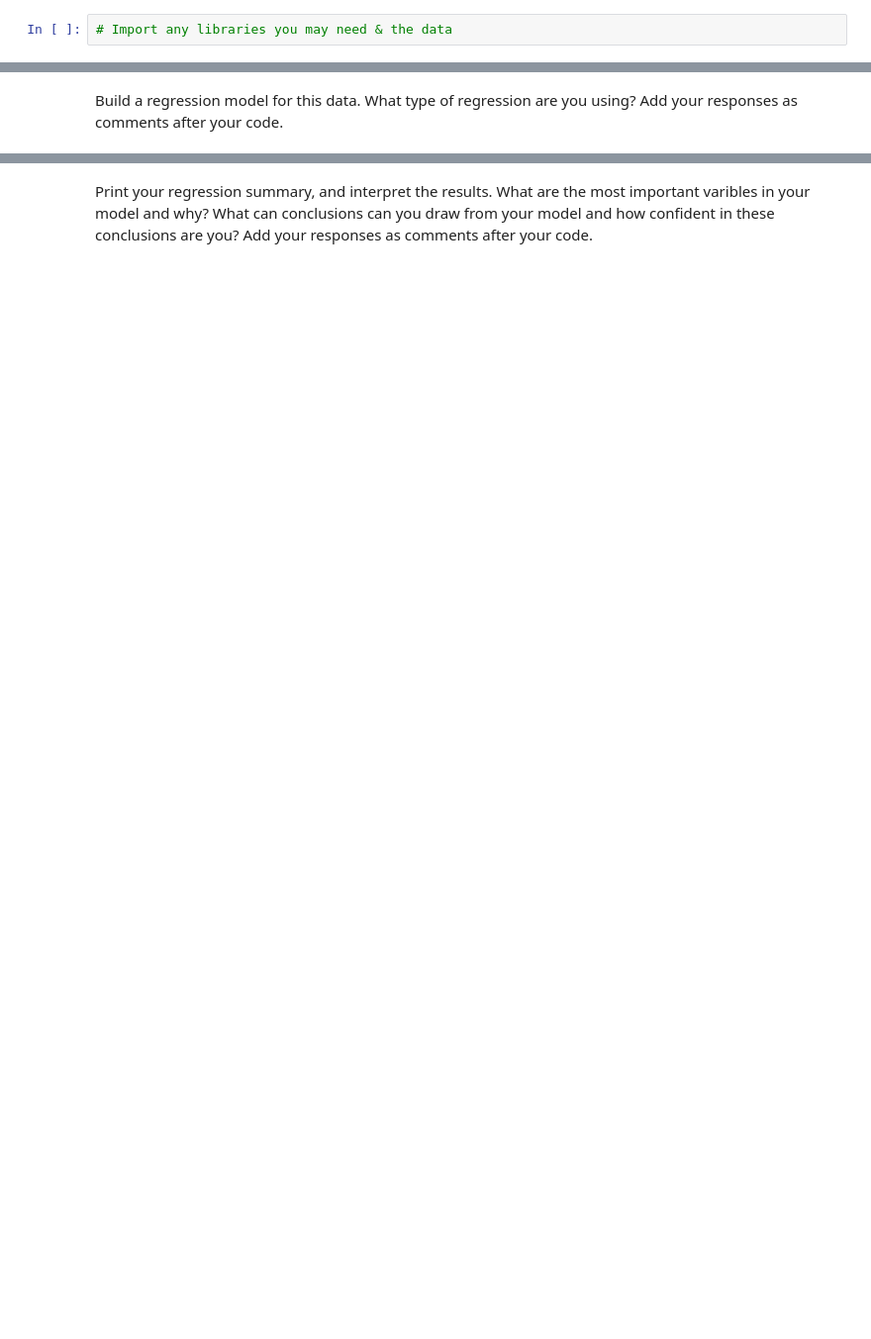
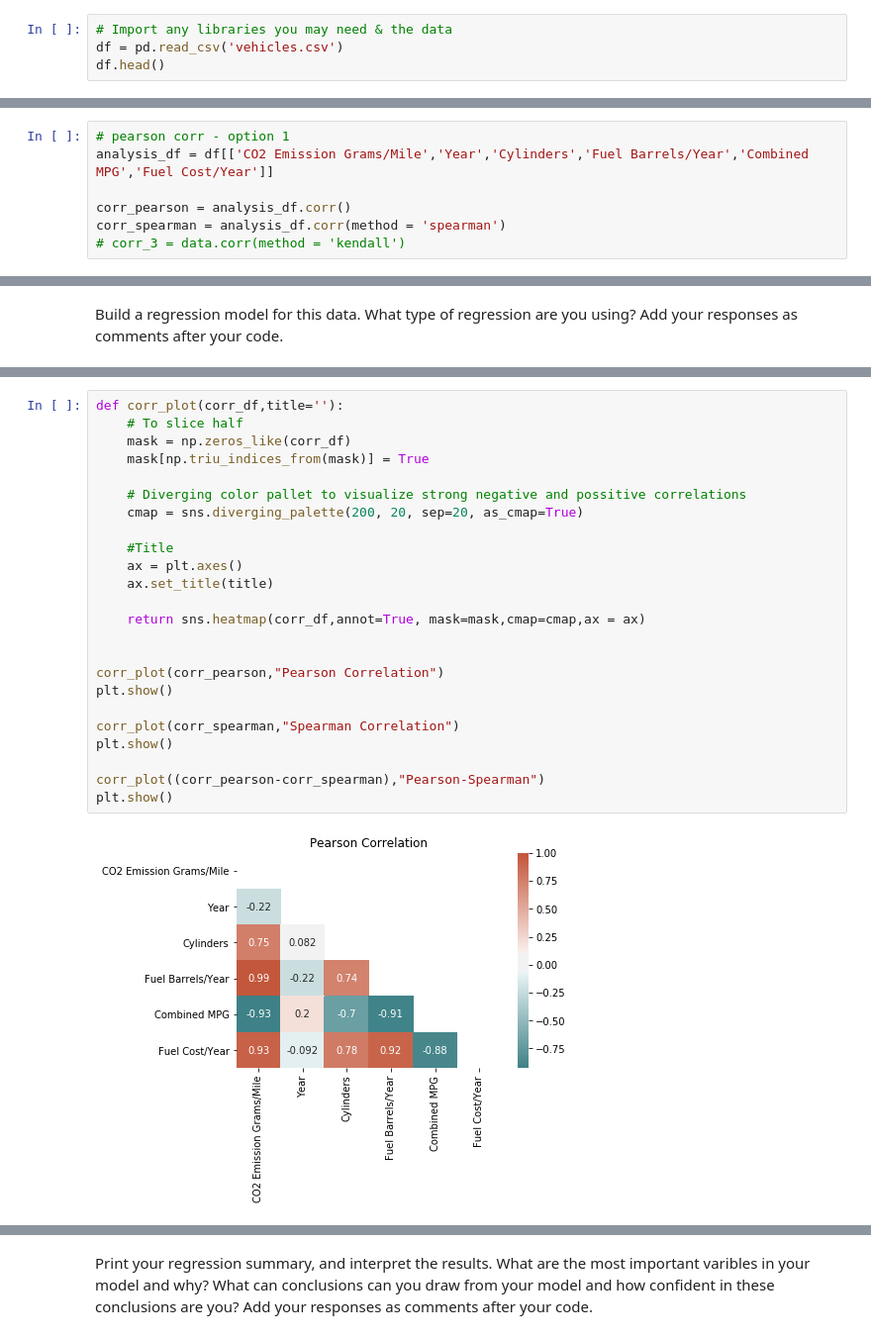
Before and after one commit to ta-data-lis/lab-regression-analysis, a Jupyter notebook: your-code/challenge1.ipynb, the cells around one changed output, grey strips where cells are left out. Shown at 99% size. Drawn from its saved outputs; the diff is of its cells as text; blank space fills up the shorter version.

```diff
--- a/your-code/challenge1.ipynb
+++ b/your-code/challenge1.ipynb
@@ -186,3 +187,5 @@ Interpret the results of your model. What can conclusions can you draw from your
 For the second part of this lab, we will use the vehicles.csv data set. You can find a copy of the dataset in the git hub folder. This dataset includes variables related to vehicle characteristics, including the model, make, and energy efficiency standards, as well as each car's CO2 emissions. As discussed in class the goal of this exercise is to predict vehicles' CO2 emissions based on several independent variables.
 # %%
 # Import any libraries you may need & the data
+df = pd.read_csv('vehicles.csv')
+df.head()
@@ -194,0 +211,7 @@ Calculate the correlations between each of these variables and the outcome. Whic
+# %%
+# pearson corr - option 1
+analysis_df = df[['CO2 Emission Grams/Mile','Year','Cylinders','Fuel Barrels/Year','Combined MPG','Fuel Cost/Year']]
+
+corr_pearson = analysis_df.corr()
+corr_spearman = analysis_df.corr(method = 'spearman')
+# corr_3 = data.corr(method = 'kendall')
@@ -198,0 +232,26 @@ Build a regression model for this data. What type of regression are you using? A
+# %%
+def corr_plot(corr_df,title=''):
+    # To slice half
+    mask = np.zeros_like(corr_df)
+    mask[np.triu_indices_from(mask)] = True
+
+    # Diverging color pallet to visualize strong negative and possitive correlations
+    cmap = sns.diverging_palette(200, 20, sep=20, as_cmap=True)
+
+    #Title
+    ax = plt.axes()
+    ax.set_title(title)
+
+    return sns.heatmap(corr_df,annot=True, mask=mask,cmap=cmap,ax = ax)
+
+
+corr_plot(corr_pearson,"Pearson Correlation")
+plt.show()
+
+corr_plot(corr_spearman,"Spearman Correlation")
+plt.show()
+
+corr_plot((corr_pearson-corr_spearman),"Pearson-Spearman")
+plt.show()
+# %% [output]
+[figure, added]
```
Also changed, not shown: parts of 33 cells of this notebook, 1 other file.
